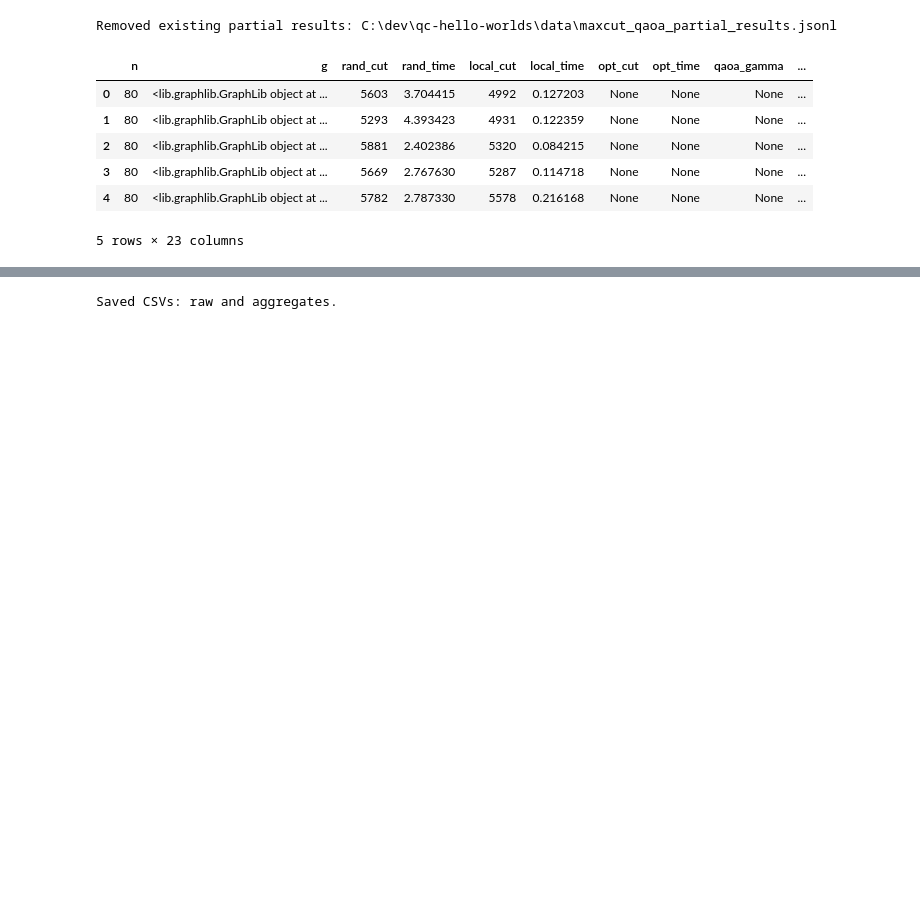
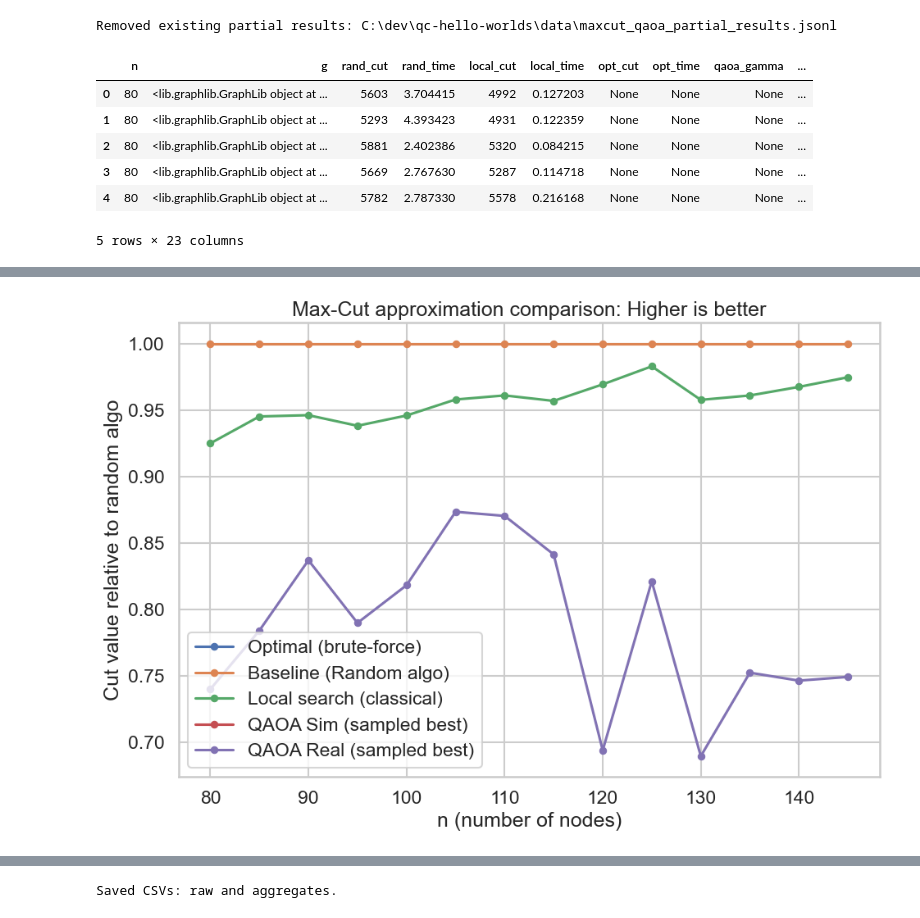
Before and after one commit to kaveh096/qc-hello-worlds, a Jupyter notebook: notebooks/maxcut_qaoa_experiment.ipynb, the cells around one changed output, grey strips where cells are left out. Cells and saved outputs as stored; diff of their text form; code cells hidden in the pictures; blank space fills up the shorter version.

```diff
--- a/notebooks/maxcut_qaoa_experiment.ipynb
+++ b/notebooks/maxcut_qaoa_experiment.ipynb
@@ -333,3 +344,35 @@ plot_cut_values(agg_df)
+# %%
+# Approximation ratio plots with error bars using precomputed std columns
+def plot_approximation_ratios(agg_df):
+    plt.figure(figsize=(10, 7))
+
+    def ratioplot(x, y, label, **kwargs):
+        plt.errorbar(x, y, yerr=None, fmt='-o', markersize=6, markeredgewidth=0.8,
+                     capsize=4, label=label, **kwargs)
+
+    ratioplot(agg_df['n'], agg_df['opt_cut_mean'] /
+              agg_df['rand_cut_mean'], 'Optimal (brute-force)')
+    ratioplot(agg_df['n'],agg_df['rand_cut_mean'] /
+              agg_df['rand_cut_mean'], 'Baseline (Random algo)')
+    ratioplot(agg_df['n'], agg_df['local_cut_mean'] /
+              agg_df['rand_cut_mean'], 'Local search (classical)')
+    ratioplot(agg_df['n'], agg_df['qaoa_best_cut_mean'] /
+              agg_df['rand_cut_mean'], 'QAOA Sim (sampled best)')
+    ratioplot(agg_df['n'], agg_df['qc_best_cut_mean'] /
+              agg_df['rand_cut_mean'], 'QAOA Real (sampled best)')
+
+    plt.xlabel('n (number of nodes)')
+    plt.ylabel('Cut value relative to random algo')
+    plt.title('Max-Cut approximation comparison: Higher is better')
+    plt.legend()
+    plt.grid(True)
+    plt.tight_layout()
+    plt.show()
+
+
+plot_approximation_ratios(agg_df)
+# %% [output]
+[figure, added]
 # %%
 # Runtime plots with error bars (log scale)
 def plot_runtimes(agg_df):
```
Also changed, not shown: parts of 5 cells of this notebook.
